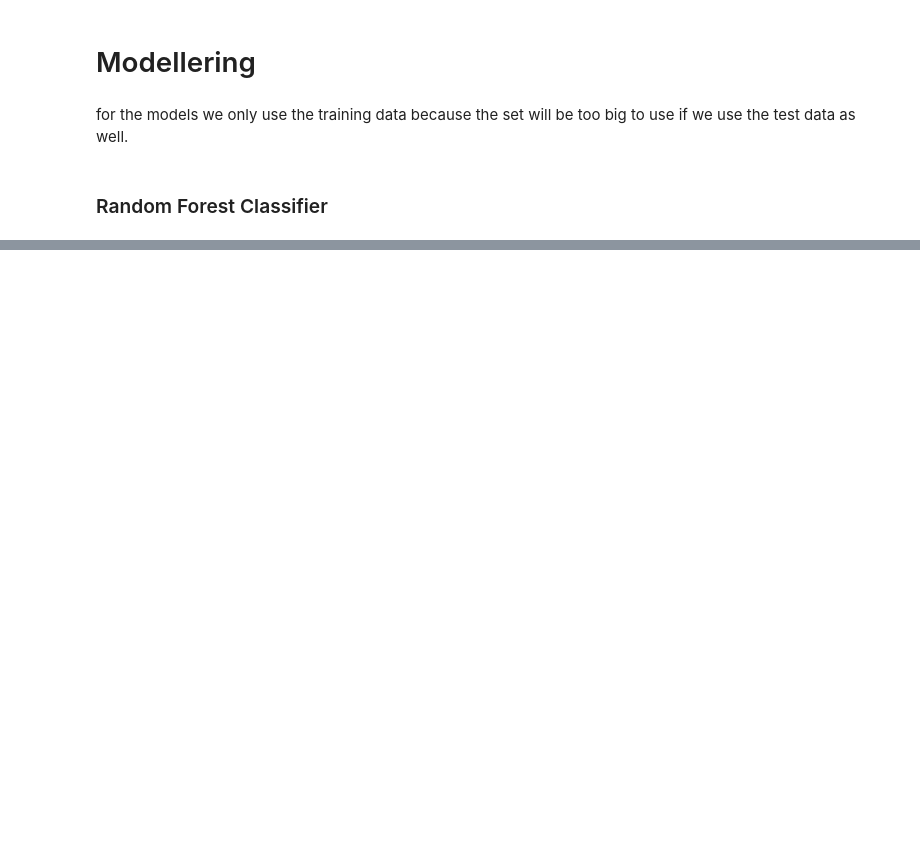
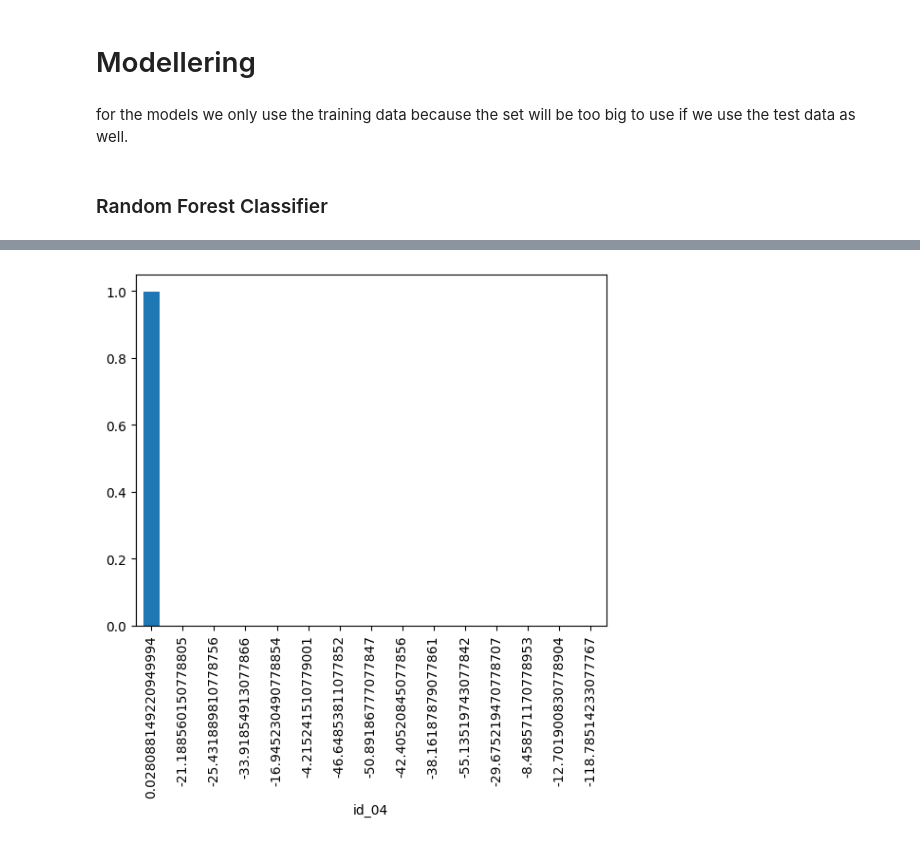
Before and after one commit to JoranVisscher/MachineLearningFraud, a Jupyter notebook: DatasetAnalysis.ipynb, the cells around one changed output, grey strips where cells are left out. Cells and saved outputs as stored; diff of their text form; code cells hidden in the pictures; blank space fills up the shorter version.

```diff
--- a/DatasetAnalysis.ipynb
+++ b/DatasetAnalysis.ipynb
@@ -681,0 +830,5 @@ Next Steps: Focus on improving recall by addressing class imbalance, adjusting t
+# %%
+train_data['id_04'].value_counts(dropna=False, normalize=True).plot(kind='bar')
+plt.show()
+# %% [output]
+[figure, added]
```
Also changed, not shown: parts of 62 cells of this notebook.
